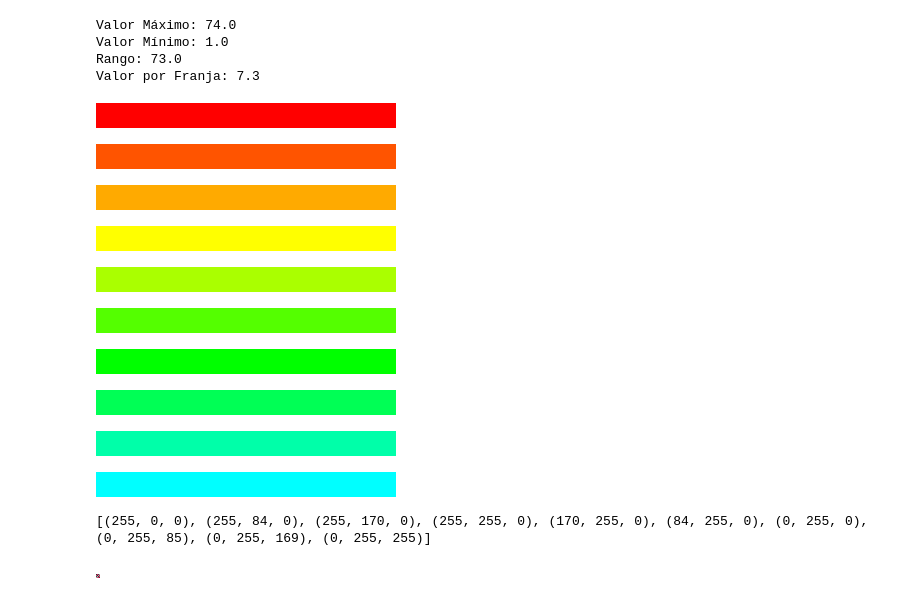
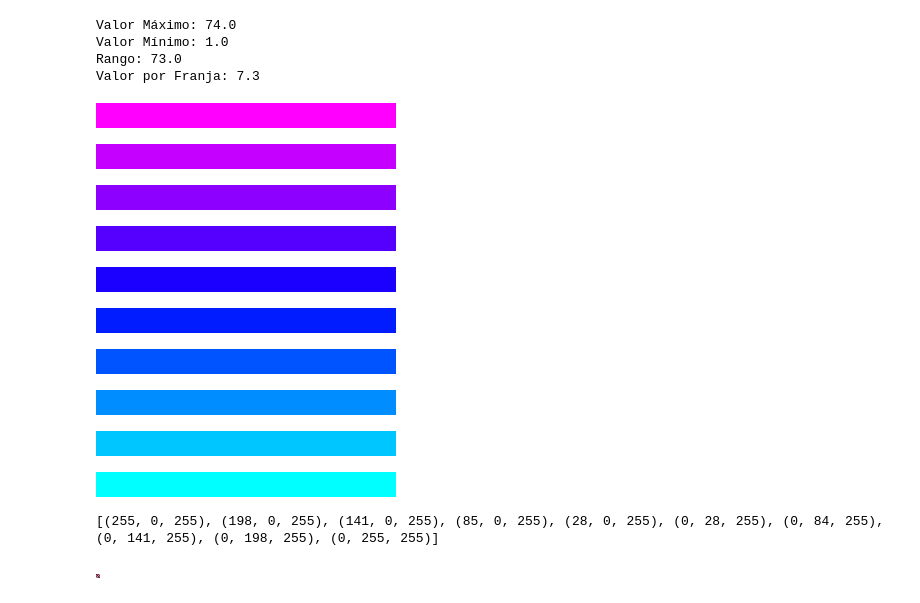
Before and after one commit to Baguettou/cd-Pedro-Palencia-2023, a Jupyter notebook: Proyecto2_KDE.ipynb, the cells around one changed output. Saved outputs shown, nothing was run; the diff lists cells and outputs as text; code cells hidden in the pictures.

```diff
--- a/Proyecto2_KDE.ipynb
+++ b/Proyecto2_KDE.ipynb
@@ -331,43 +331,43 @@ def hsv_a_rgb(h, s, v):
 # %%
 from PIL import Image, ImageDraw
 
 def pintar_color(r, g, b):
   img = Image.new('RGB', (300, 25))
   draw = ImageDraw.Draw(img)
   draw.rectangle([(0, 0), img.size], fill = (r,g,b))
   display(img)
 
 #Color inicial
 r_ini = 255
 g_ini = 0
-b_ini = 0
+b_ini = 255
 hsv_ini = rgb_a_hsv(r_ini, g_ini, b_ini)
 
 #Color final
 r_fin = 0
 g_fin = 255
 b_fin = 255
 hsv_fin = rgb_a_hsv(r_fin, g_fin, b_fin)
 
 n = 10
 
 for i in range(n):
   h = hsv_ini[0] + i * (hsv_fin[0] - hsv_ini[0]) / (n - 1)
   s = hsv_ini[1] + i * (hsv_fin[1] - hsv_ini[1]) / (n - 1)
   v = hsv_ini[2] + i * (hsv_fin[2] - hsv_ini[2]) / (n - 1)
 
   (r, g, b) = hsv_a_rgb(h, s, v)
   pintar_color(r, g, b)
 # %% [output]
-[figure, old version]
+[figure, new version]
-[figure, old version]
+[figure, new version]
-[figure, old version]
+[figure, new version]
-[figure, old version]
+[figure, new version]
-[figure, old version]
+[figure, new version]
-[figure, old version]
+[figure, new version]
-[figure, old version]
+[figure, new version]
-[figure, old version]
+[figure, new version]
-[figure, old version]
+[figure, new version]
 [figure]
 # %%
 def gama_colores(color_ini, color_fin, n_colores):
@@ -391,10 +391,10 @@ def gama_colores(color_ini, color_fin, n_colores):
 
   return lista_colores
 # %%
-lista_colores = gama_colores((255, 0, 0), (0, 255, 255), 10)
+lista_colores = gama_colores((255, 0, 255), (0, 255, 255), 10)
 print(lista_colores)
 # %% [output]
-[(255, 0, 0), (255, 84, 0), (255, 170, 0), (255, 255, 0), (170, 255, 0), (84, 255, 0), (0, 255, 0), (0, 255, 85), (0, 255, 169), (0, 255, 255)]
+[(255, 0, 255), (198, 0, 255), (141, 0, 255), (85, 0, 255), (28, 0, 255), (0, 28, 255), (0, 84, 255), (0, 141, 255), (0, 198, 255), (0, 255, 255)]
 # %%
 from PIL import Image
 import numpy as np
```
Also changed, not shown: parts of 2 cells of this notebook.
